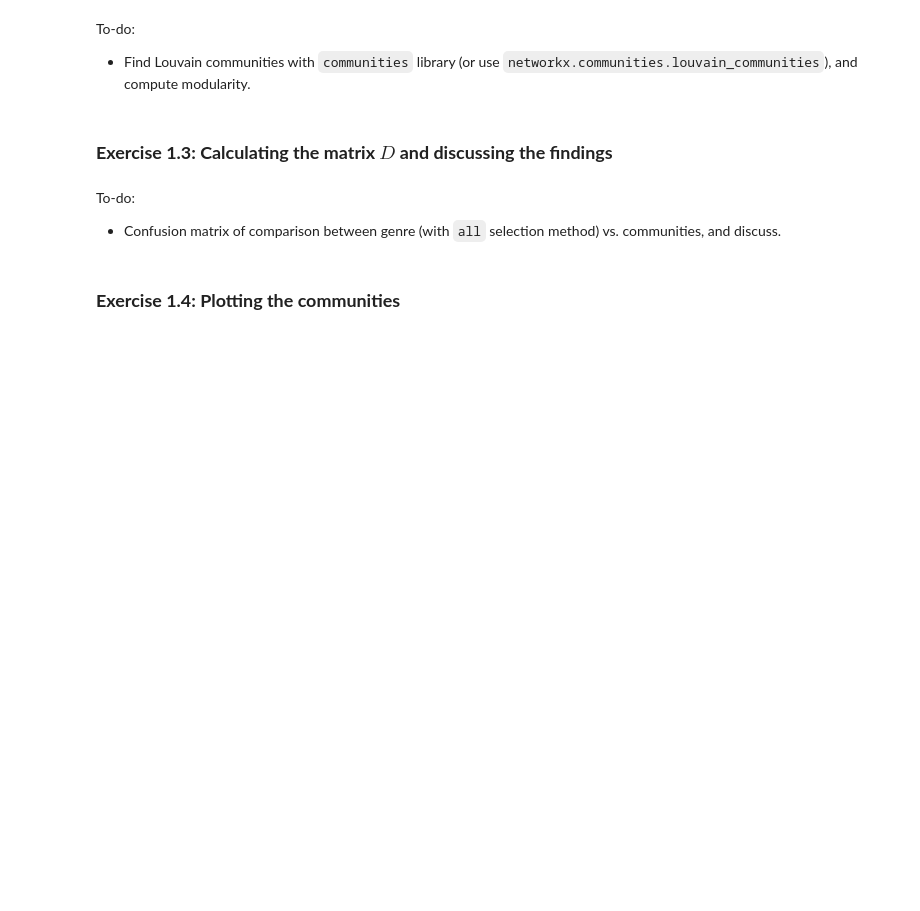
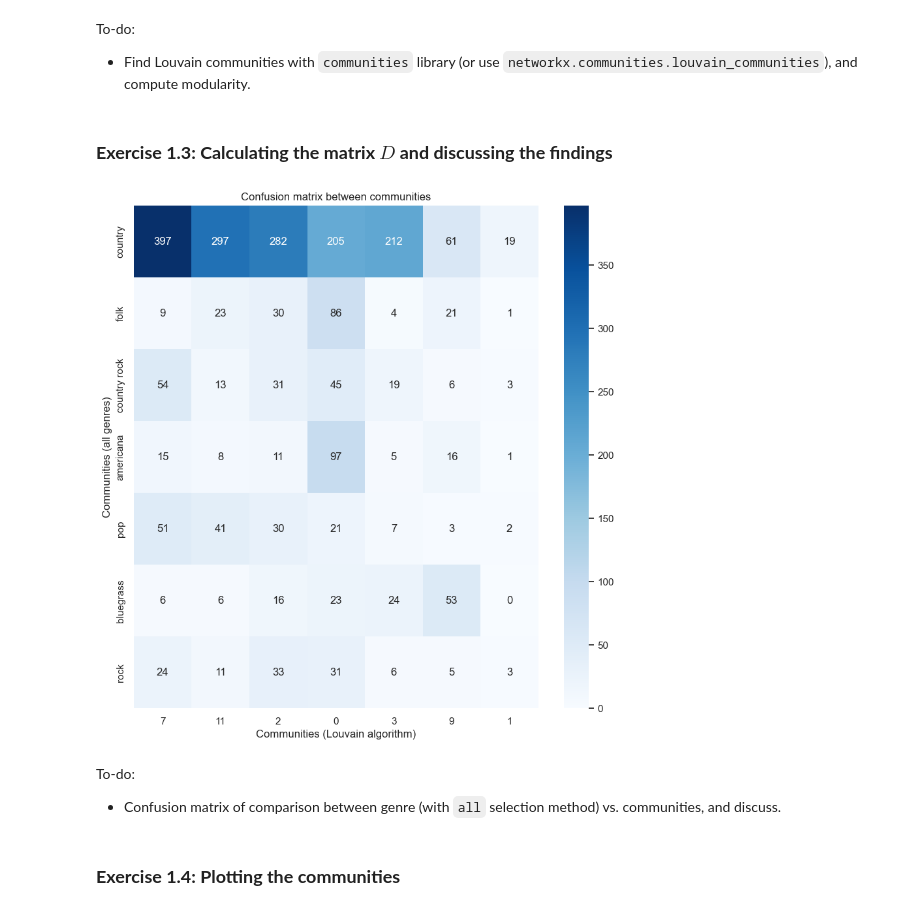
Before and after one commit to annaekner/social-graphs, a Jupyter notebook: Assignment 2/Assignment2.ipynb, the cells around one changed output. Cells and saved outputs as stored; diff of their text form; code cells hidden in the pictures; blank space fills up the shorter version.

```diff
--- a/Assignment 2/Assignment2.ipynb
+++ b/Assignment 2/Assignment2.ipynb
@@ -267,7 +272,7 @@ Partion of the artist graph based on genre
 artist_undirected_graph = add_genre_attribute(artist_genres_dict, artist_undirected_graph_preprocessed, selection_method = 'not_country')
 
 # Find communities in the graph based on genre
-communities = find_communities(artist_undirected_graph)
+communities = find_communities_genres(artist_undirected_graph)
 
 # Compute the modularity of the partition
 modularity = compute_modularity(artist_undirected_graph, communities)
@@ -287,0 +345,15 @@ Partion of the artist graph based on genre
+# %%
+# Find communities in the graph based on genre (selecting all genres for each artist)
+communities_genres_all = find_communities_genres_all(artist_genres_dict)
+
+# Find communities in the graph based on Louvain algorithm
+communities_louvain = find_communities_louvain(artist_undirected_graph)
+
+# Compute the modularity of the partition (Louvain)
+modularity = compute_modularity(artist_undirected_graph, communities_louvain)
+
+print(f'Partion of the artist graph based on Louvain algorithm')
+print(f'\tNumber of communities: {len(communities_louvain)} communities')
+print(f'\tLargest community: {max([len(communities_louvain[i]) for i in communities_louvain])} artists')
+print(f'\tSmallest community: {min([len(communities_louvain[i]) for i in communities_louvain])} artist')
+print(f'\tModularity: {modularity:.4f}')
@@ -294,3 +396,53 @@ To-do:
+# %%
+def create_confusion_matrix(communities_louvain_common, communities_genres_all_common):
+    """
+    Create a confusion matrix between the communities found by the Louvain algorithm and the communities based on all genres
+
+    Args
+        communities_louvain_common: dictionary of communities found by Louvain algorithm (dict)
+        communities_genres_all_common: dictionary of communities based on all genres (dict)
+
+    Returns
+        confusion_matrix: confusion matrix between the communities (np.array)
+    """
+
+    confusion_matrix = np.zeros((len(communities_louvain_common), len(communities_genres_all_common)))
+    for i, genre_louvain in enumerate(communities_louvain_common):
+        for j, genre_all in enumerate(communities_genres_all_common):
+            intersection = set(communities_louvain_common[genre_louvain]) & set(communities_genres_all_common[genre_all])
+            confusion_matrix[j, i] = len(intersection)
+
+    return confusion_matrix
+
+
+
+
+D = create_confusion_matrix(communities_louvain_common, communities_genres_all_common)
+
+def plot_confusion_matrix(D, communities_louvain_common, communities_genres_all_common):
+    """
+    Plot the confusion matrix between the communities found by the Louvain algorithm and the communities based on all genres
+
+    Args
+        D: confusion matrix between the communities (np.array)
+        community_louvain_dict: dictionary of communities found by Louvain algorithm (dict)
+        community_genres_all_dict: dictionary of communities based on all genres (dict)
+    """
+
+    fig, ax = plt.subplots(figsize=(10, 10))
+
+    sns.heatmap(D, annot=True, fmt='g', cmap='Blues',
+                xticklabels=communities_louvain_common,
+                yticklabels=communities_genres_all_common)
+
+    plt.xlabel('Communities (Louvain algorithm)')
+    plt.ylabel('Communities (all genres)')
+    plt.title('Confusion matrix between communities')
+    plt.show()
+
+plot_confusion_matrix(D, communities_louvain_common, communities_genres_all_common)
+# %% [output]
+[figure, added]
 # %% [markdown]
 To-do:
 
```
Also changed, not shown: parts of 7 cells of this notebook.
